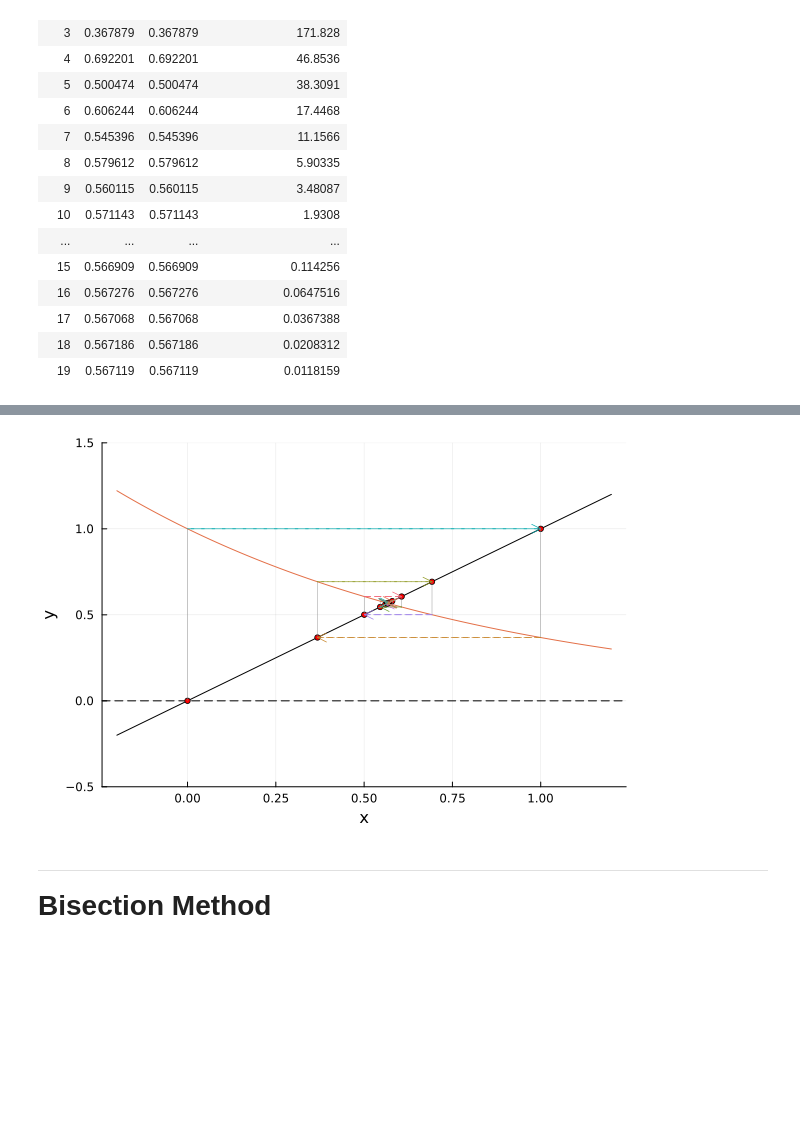
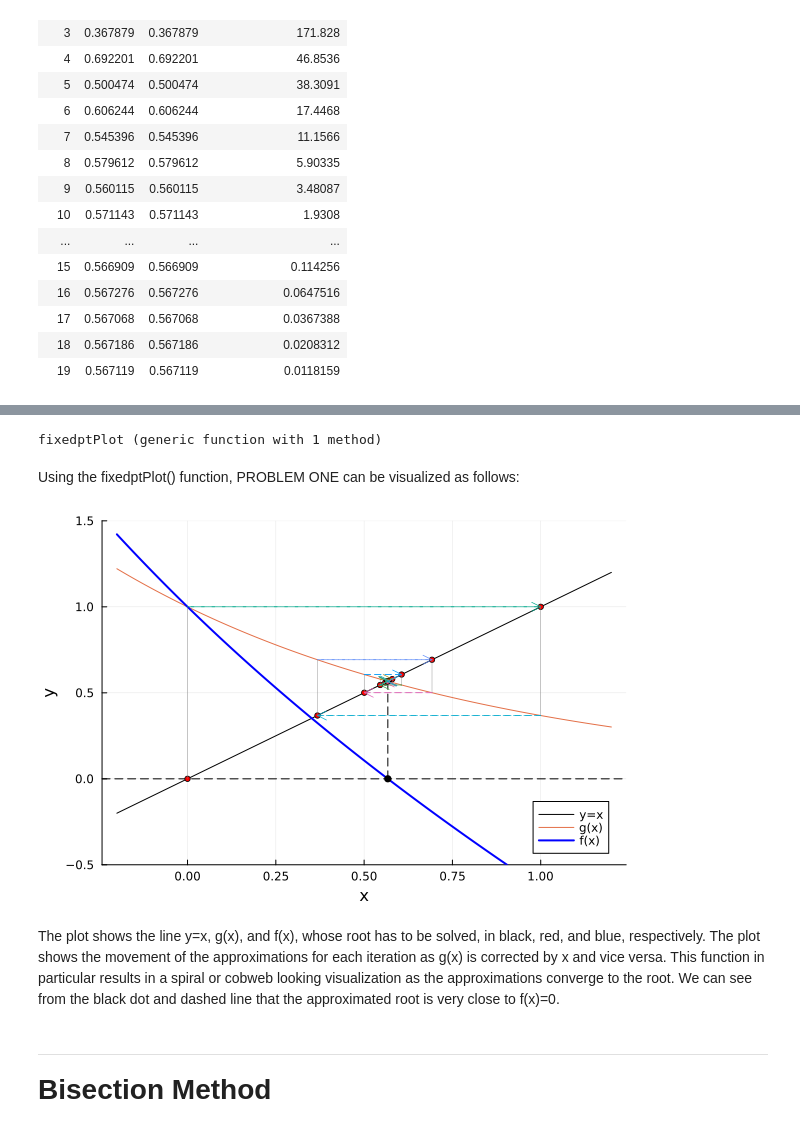
Before and after one commit to jhtl08/Root-Finding, a Jupyter notebook: Lorenzo edits.ipynb, the cells around one changed output, grey strips where cells are left out. Drawn from its saved outputs; the diff is of its cells as text; code cells hidden in the pictures; blank space fills up the shorter version.

Commit message:
error to fixedpt explained

```diff
--- a/Lorenzo edits.ipynb
+++ b/Lorenzo edits.ipynb
@@ -246,29 +265,49 @@ INSERT EXPLANATION
 
 using Plots
 
-array_size3=length(x_values3)
-y_zeros3 = zeros(array_size3)
+function fixedptPlot(x_values3, f3::Function, g::Function, orig_f::Function)
+    array_size3=length(x_values3)
+    y_zeros3 = zeros(array_size3)
+    y_values3=Float64[]
 
-x = range(min_x3, max_x3, length=length_x3)
-y = f3.(x)
-y1= g.(x)
+    for x in x_values3
+        push!(y_values3, f3(x))
+    end
 
-Plots.plot(x, y, ylims=(min_y3, max_y3), legend=true, grid=true, xlabel="x", ylabel="y", color=:black, label="f(x)") #Plots f(x)
-plot!(x, y1, ylims=(min_y3, max_y3), legend=true, grid=true, xlabel="x", ylabel="y", label="g(x)") #Plots g(x)
-hline!([0], color=:black, linestyle=:dash, label="y=0") #Draws horizontal line at y=0 (x-axis)
+    x = range(min_x3, max_x3, length=length_x3)
+    y = f3.(x)
+    y1= g.(x)
+    y2= orig_f.(x)
 
-scatter!(x_values3, y_values3, label="Iteration Points", markersize=3, markercolor=:red)
+    Plots.plot(x, y, ylims=(min_y3, max_y3), legend=true, grid=true, xlabel="x", ylabel="y", color=:black, label="y=x") #Plots y=x line
+    plot!(x, y1, ylims=(min_y3, max_y3), legend=true, grid=true, xlabel="x", ylabel="y", label="g(x)") #Plots g(x)
+    plot!(x, y2, ylims=(min_y3, max_y3), legend=true, grid=true, xlabel="x", ylabel="y", label="f(x)", linewidth = 2,color=:blue) #Plots original f(x)
+    hline!([0], color=:black, linestyle=:dash, label=false) #Draws horizontal line at y=0 (x-axis)
 
-i=1
-while i<array_size3
-    plot!([x_values3[i],x_values3[i]], [y_values3[i],g(x_values3[i])], label=false, linestyle=:solid, linewidth=0.4,color=:gray)
-    quiver!([x_values3[i]], [g(x_values3[i])], quiver=([(x_values3[i+1] - x_values3[i])], [y_values3[i+1]-g(x_values3[i])]),label=false, linewidth=0.7, legend=false, arrow=true, linestyle=:dash)
-    i+=1
+    plot!([x_values3[array_size3],x_values3[array_size3]], [y_values3[array_size3],0], label=false, linestyle=:dash, linewidth=1,color=:black)
+
+    scatter!(x_values3, y_values3, label=false, markersize=3, markercolor=:red)
+    scatter!([x_values3[array_size3]], [0], color=:black, markersize=4,label=false)
+
+    i=1
+    while i<array_size3
+        plot!([x_values3[i],x_values3[i]], [y_values3[i],g(x_values3[i])], linestyle=:solid, linewidth=0.4,color=:gray, label=false)
+        quiver!([x_values3[i]], [g(x_values3[i])], quiver=([(x_values3[i+1] - x_values3[i])], [y_values3[i+1]-g(x_values3[i])]), label=false,linewidth=0.7, arrow=true, linestyle=:dash)
+        i+=1
+    end
+
+    current()
 end
-
-current()
 # %% [output]
-[figure, removed]
+fixedptPlot (generic function with 1 method)
+# %% [markdown]
+Using the fixedptPlot() function, PROBLEM ONE can be visualized as follows:
+# %%
+fixedptPlot(x_values3, f3, g, orig_f)
+# %% [output]
+[figure, added]
+# %% [markdown]
+The plot shows the line y=x, g(x), and  f(x), whose root has to be solved, in black, red, and blue, respectively. The plot shows the movement of the approximations for each iteration as  g(x) is corrected by x and vice versa. This function in particular results in a spiral or cobweb looking visualization as the approximations converge to the root. We can see from the black dot and dashed line that the approximated root is very close to f(x)=0.
 # %% [markdown]
 ---
 ##
```
Also changed, not shown: parts of 13 cells of this notebook.
